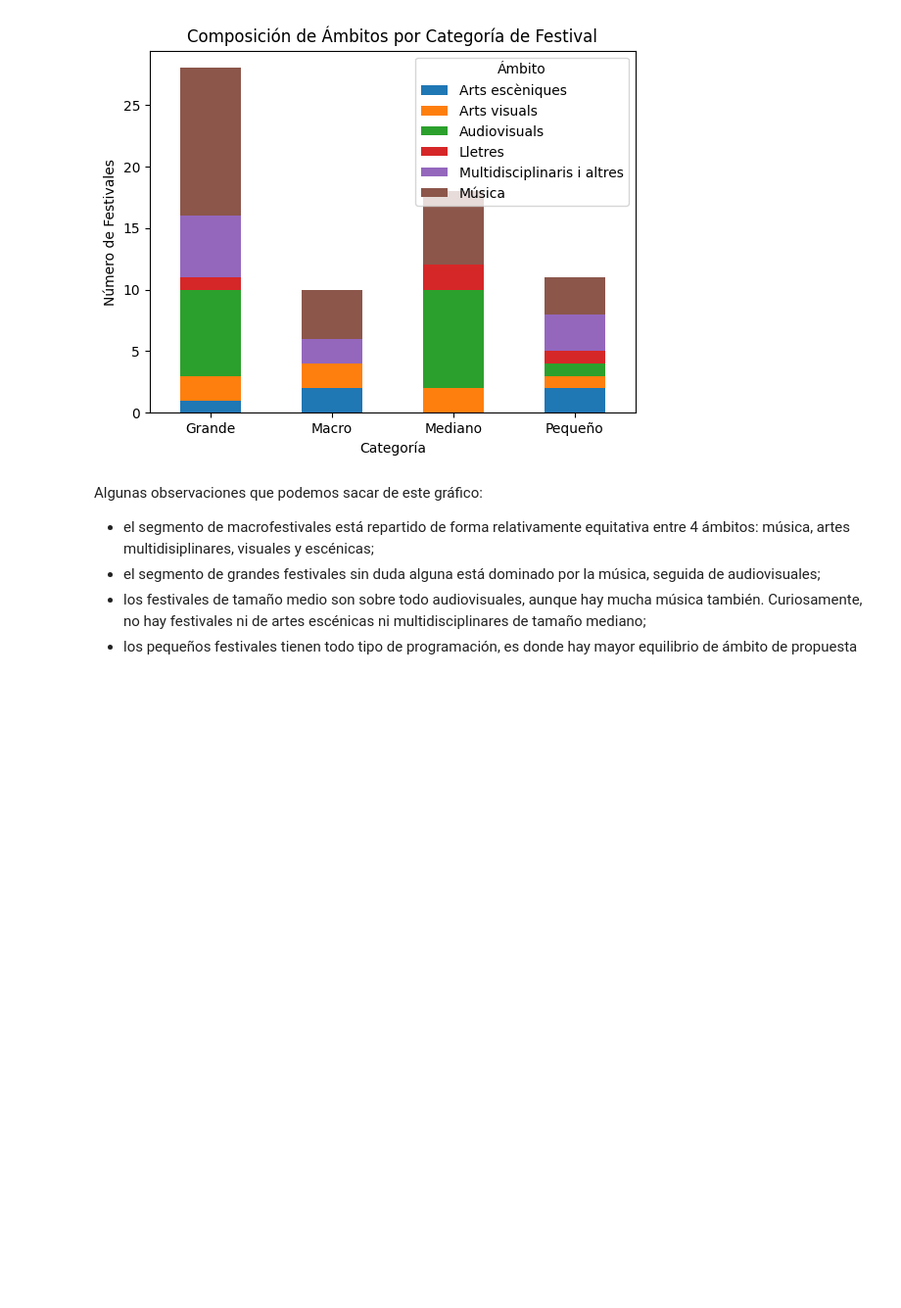
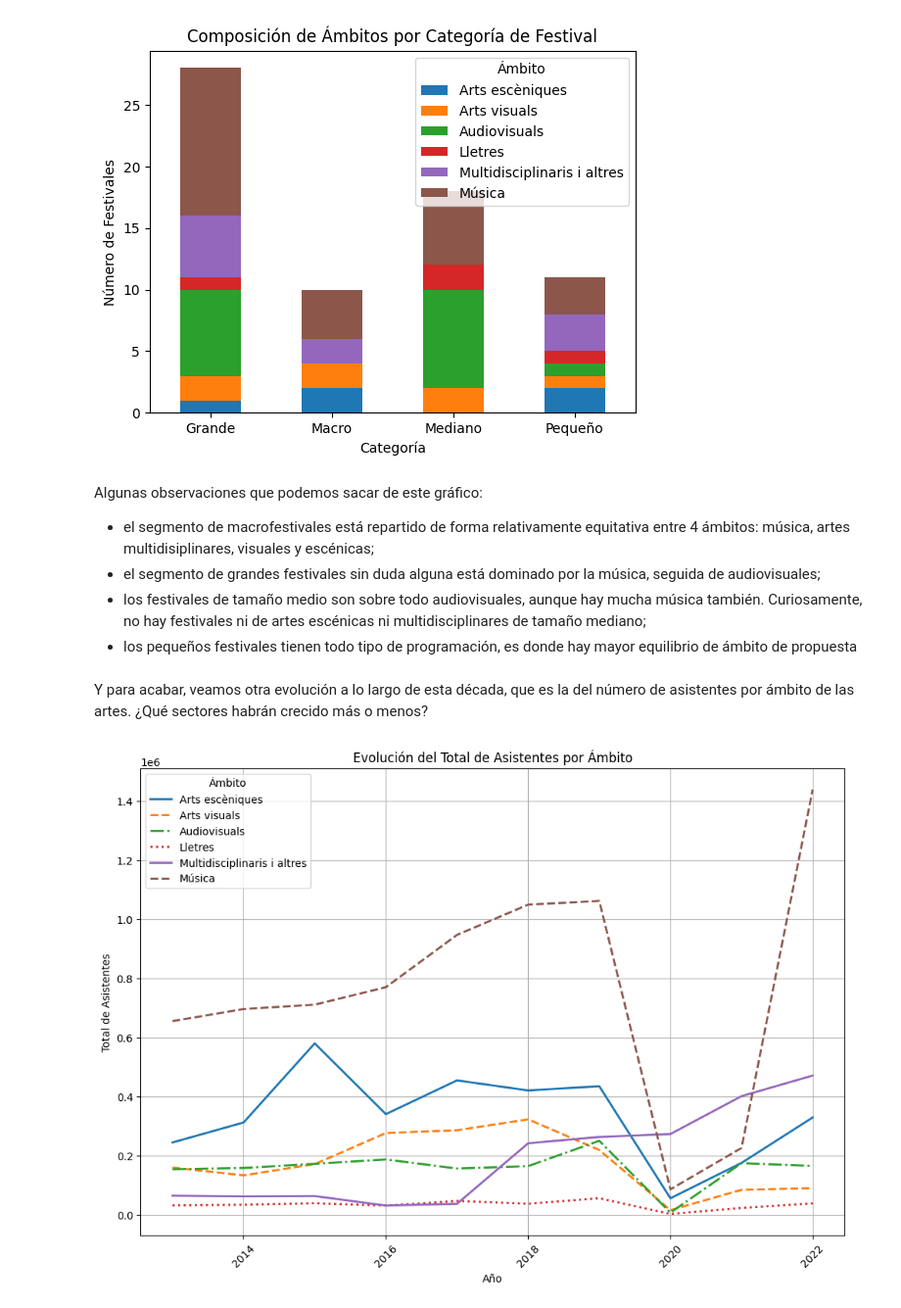
Before and after one commit to marosor/ONLINE_DS_THEBRIDGE_marosor, a Jupyter notebook: EDA/SRC/Memoria EDA.ipynb, the cells around one changed output. Shown: that part at 98% size. Saved outputs shown, nothing was run; the diff lists cells and outputs as text; code cells hidden in the pictures; blank space fills up the shorter version.

```diff
--- a/EDA/SRC/Memoria EDA.ipynb
+++ b/EDA/SRC/Memoria EDA.ipynb
@@ -452,3 +452,25 @@ Algunas observaciones que podemos sacar de este gráfico:
 * el segmento de grandes festivales sin duda alguna está dominado por la música, seguida de audiovisuales;
 * los festivales de tamaño medio son sobre todo audiovisuales, aunque hay mucha música también. Curiosamente, no hay festivales ni de artes escénicas ni multidisciplinares de tamaño mediano;
 * los pequeños festivales tienen todo tipo de programación, es donde hay mayor equilibrio de ámbito de propuesta
+# %% [markdown]
+Y para acabar, veamos otra evolución a lo largo de esta década, que es la del número de asistentes por ámbito de las artes. ¿Qué sectores habrán crecido más o menos?
+# %%
+evolución_asistentes_ambito = festivales_decada.groupby(['Any', 'Ambit'])['Asistentes'].sum().unstack(fill_value=0)
+
+plt.figure(figsize=(12, 8))
+
+line_styles = ['solid', 'dashed', 'dashdot', 'dotted']
+
+for i, ambit in enumerate(evolución_asistentes_ambito.columns):
+    sns.lineplot(data=evolución_asistentes_ambito, x=evolución_asistentes_ambito.index, y=ambit, label=ambit,
+                 linestyle=line_styles[i % len(line_styles)], linewidth=2)
+
+plt.title('Evolución del Total de Asistentes por Ámbito')
+plt.xlabel('Año')
+plt.ylabel('Total de Asistentes')
+plt.legend(title='Ámbito')
+plt.grid(True)
+plt.xticks(rotation=45)
+plt.show()
+# %% [output]
+[figure, added]
```
Also changed, not shown: parts of 2 cells of this notebook.
